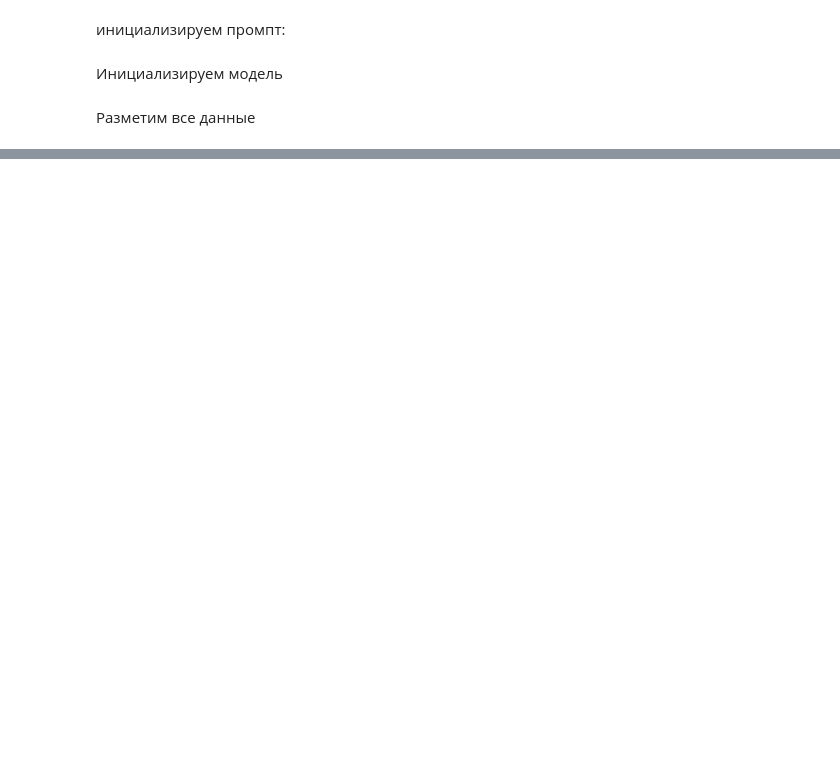
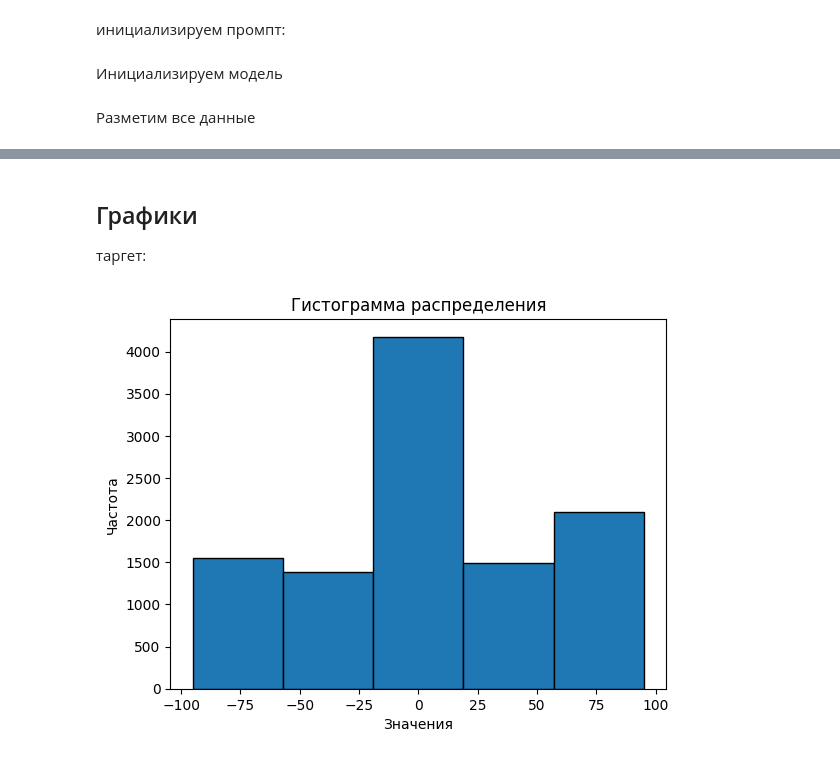
Before and after one commit to Rissochek/CodeCats, a Jupyter notebook: research/research_sentiment.ipynb, the cells around one changed output, grey strips where cells are left out. Cells and saved outputs as stored; diff of their text form; code cells hidden in the pictures; blank space fills up the shorter version.

Commit message:
models done

```diff
--- a/research/research_sentiment.ipynb
+++ b/research/research_sentiment.ipynb
@@ -585,0 +588,5 @@ m
+# %%
+with open('../data/model_data/model_data_cache.json', 'r') as f:
+    data = json.load(f)
+news_sentiment = pd.DataFrame(data)
+news_sentiment
@@ -585,0 +609,5 @@ m
+# %%
+news_sentiment = news_sentiment[news_sentiment['reasoning'] != '']
+news_sentiment.drop(columns=['reasoning'], inplace=True)
+news_sentiment.dropna(inplace=True)
+news_sentiment
@@ -585,0 +636,14 @@ m
+# %%
+news_sentiment['answer'] = news_sentiment['answer'].apply(float)
+# %% [markdown]
+## Графики
+
+таргет:
+# %%
+news_sentiment['answer'].plot.hist(bins=5, edgecolor='black')
+plt.title('Гистограмма распределения')
+plt.xlabel('Значения')
+plt.ylabel('Частота')
+plt.show()
+# %% [output]
+[figure, added]
```
Also changed, not shown: parts of 35 cells of this notebook, 9 other files.
